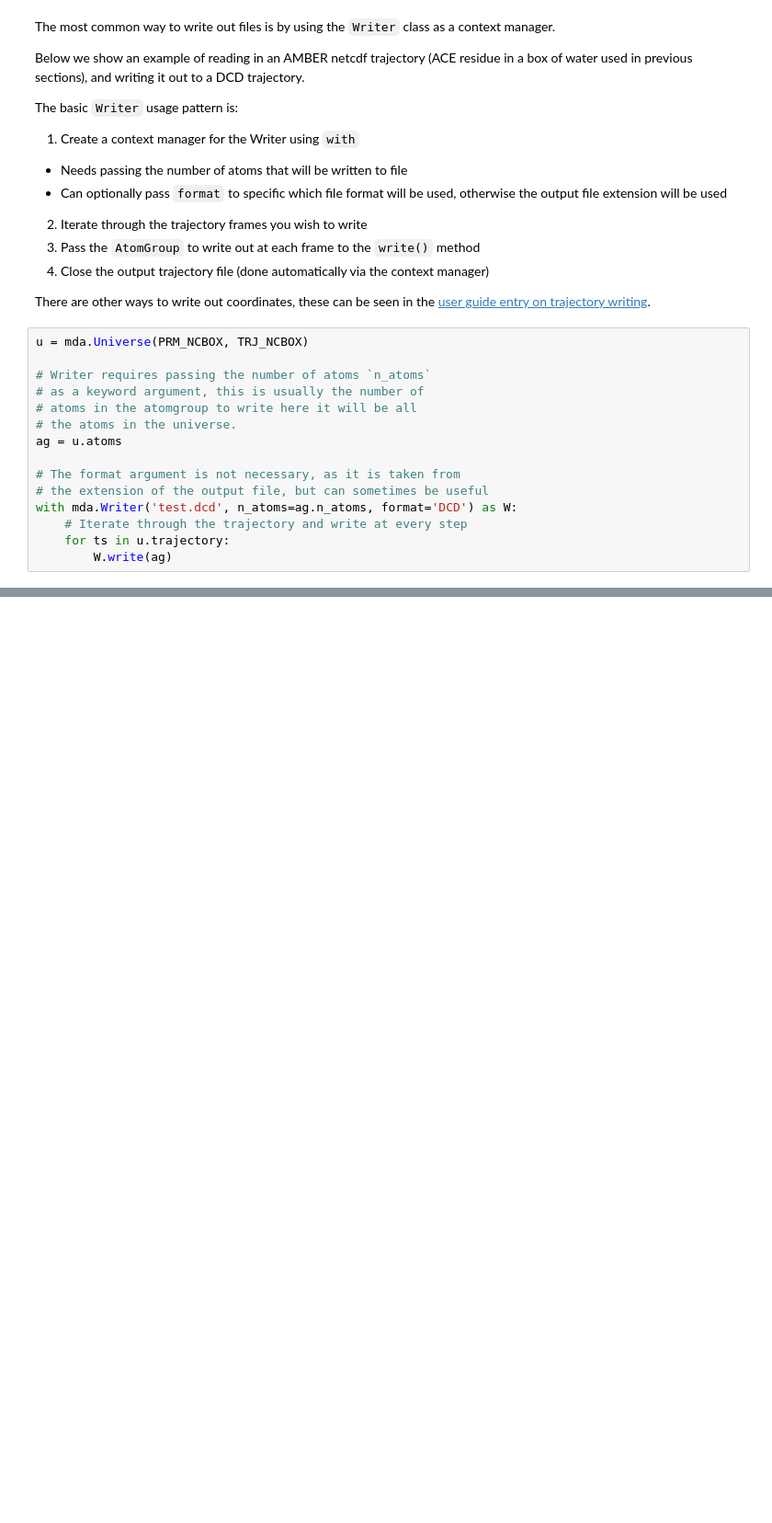
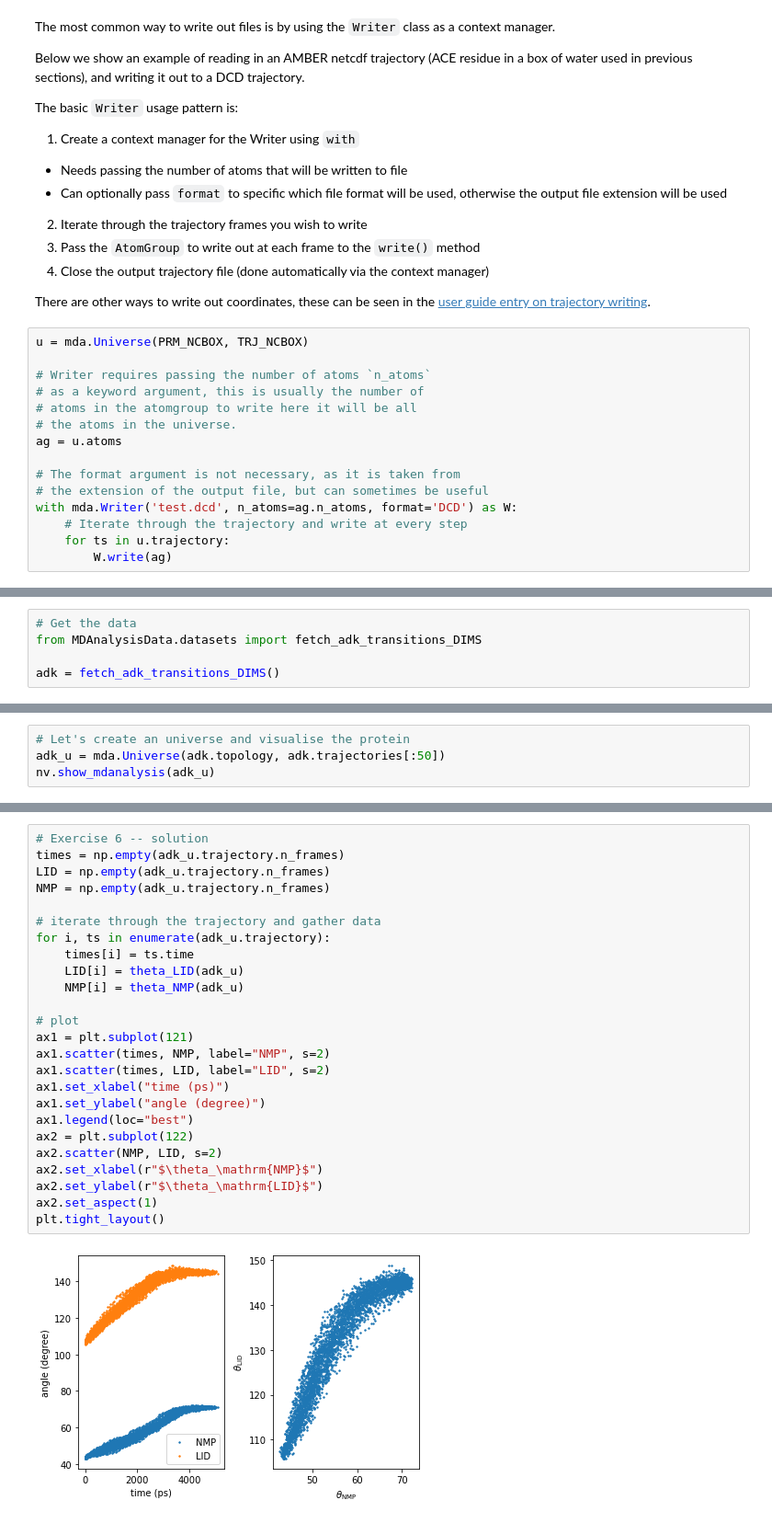
Before and after one commit to MDAnalysis/WorkshopPrace2021, a Jupyter notebook: Day1-Session2-Practical/session2.ipynb, the cells around one changed output, grey strips where cells are left out. Shown: that part at 92% size. Cells and saved outputs as stored; diff of their text form; blank space fills up the shorter version.

```diff
--- a/Day1-Session2-Practical/session2.ipynb
+++ b/Day1-Session2-Practical/session2.ipynb
@@ -670,0 +605,5 @@ plt.ylabel(r"# waters within 5 $\AA$ of protein");
+# %%
+# Get the data
+from MDAnalysisData.datasets import fetch_adk_transitions_DIMS
+
+adk = fetch_adk_transitions_DIMS()
@@ -670,0 +615,4 @@ plt.ylabel(r"# waters within 5 $\AA$ of protein");
+# %%
+# Let's create an universe and visualise the protein
+adk_u = mda.Universe(adk.topology, adk.trajectories[:50])
+nv.show_mdanalysis(adk_u)
@@ -670,0 +661,27 @@ plt.ylabel(r"# waters within 5 $\AA$ of protein");
+# %%
+# Exercise 6 -- solution
+times = np.empty(adk_u.trajectory.n_frames)
+LID = np.empty(adk_u.trajectory.n_frames)
+NMP = np.empty(adk_u.trajectory.n_frames)
+
+# iterate through the trajectory and gather data
+for i, ts in enumerate(adk_u.trajectory):
+    times[i] = ts.time
+    LID[i] = theta_LID(adk_u)
+    NMP[i] = theta_NMP(adk_u)
+
+# plot
+ax1 = plt.subplot(121)
+ax1.scatter(times, NMP, label="NMP", s=2)
+ax1.scatter(times, LID, label="LID", s=2)
+ax1.set_xlabel("time (ps)")
+ax1.set_ylabel("angle (degree)")
+ax1.legend(loc="best")
+ax2 = plt.subplot(122)
+ax2.scatter(NMP, LID, s=2)
+ax2.set_xlabel(r"$\theta_\mathrm{NMP}$")
+ax2.set_ylabel(r"$\theta_\mathrm{LID}$")
+ax2.set_aspect(1)
+plt.tight_layout()
+# %% [output]
+[figure, added]
```
Also changed, not shown: parts of 57 cells of this notebook, 3 other files.
